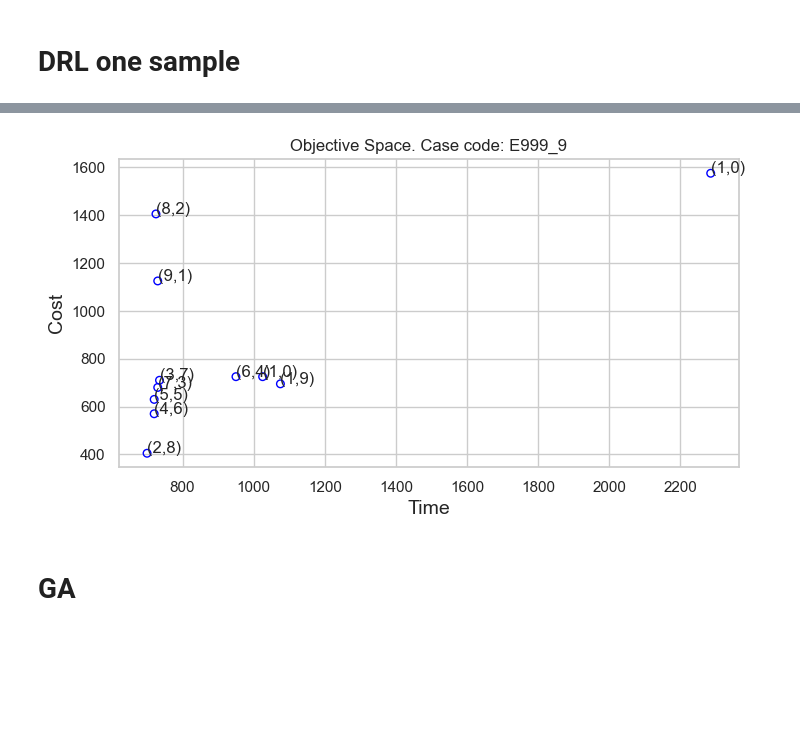
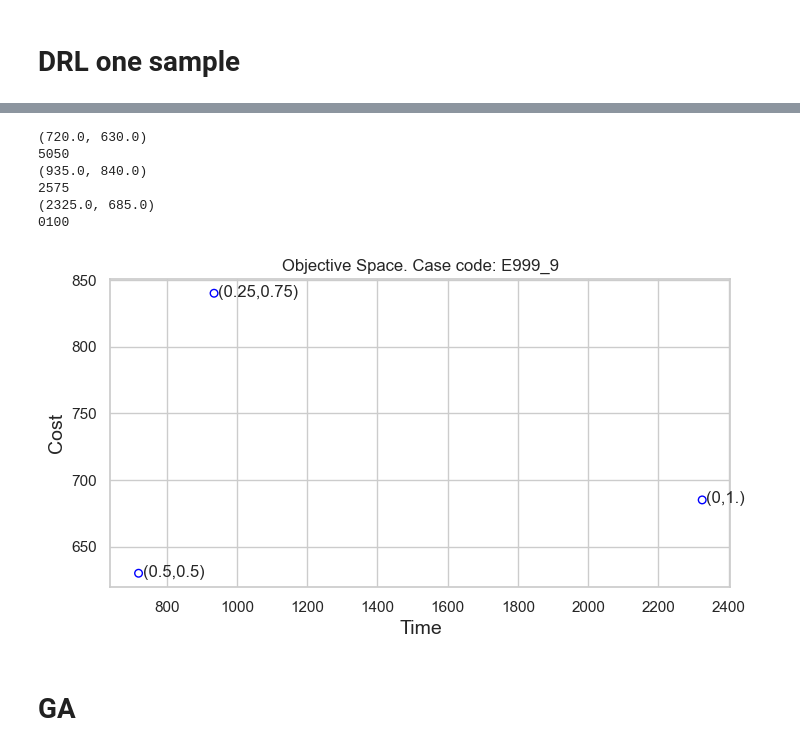
Before and after one commit to acsicuib/DRL-AC-Allocation, a Jupyter notebook: notebook_plot_PF.ipynb, the cells around one changed output, grey strips where cells are left out. Drawn from its saved outputs; the diff is of its cells as text; code cells hidden in the pictures; blank space fills up the shorter version.

```diff
--- a/notebook_plot_PF.ipynb
+++ b/notebook_plot_PF.ipynb
@@ -168,0 +177,8 @@ avg_pf = np.vstack((dfDRL.time.values,dfDRL.cost.values)).T
+# %%
+def getWeithDecomposition(val):
+    print(val)
+    if val[0]=="0":
+        return "(0,1.)"
+    elif val[0]=="1":
+        return "(1.,0)"
+    return "(%s,%s)"%(float(val[0:2])/100,float(val[2:])/100)
@@ -169,19 +188,26 @@ avg_pf = np.vstack((dfDRL.time.values,dfDRL.cost.values)).T
 # %%
 fig, ax = plt.subplots(figsize=(8,4))
 
 ax.scatter(avg_pf[:,0], avg_pf[:,1], s=30, facecolors='none', edgecolors='blue')
 
 
-for i in range(len(dfmodel)):
-    ax.annotate(getWeithDecomposition(dfDRL.iloc[i].model), (avg_pf[i,0], avg_pf[i,1]))
+for i in range(len(avg_pf)):
+    print((avg_pf[i,0], avg_pf[i,1]))
+    ax.annotate(getWeithDecomposition(dfDRL.iloc[i].model), (avg_pf[i,0]+12, avg_pf[i,1]-2.5))
 
 plt.title("Objective Space. Case code: %s"%configs.name)
 plt.xlabel("Time", fontsize=14)
 plt.ylabel("Cost", fontsize=14)
 # plt.savefig("images/pf_nsgaII-0.pdf",dpi=300,bbox_inches = 'tight')
 plt.show()
 # %% [output]
+(720.0, 630.0)
+5050
+(935.0, 840.0)
+2575
+(2325.0, 685.0)
+0100
-[figure, old version]
+[figure, new version]
 # %% [markdown]
 # GA
 # %%
```
Also changed, not shown: parts of 5 cells of this notebook, 4 other files.
